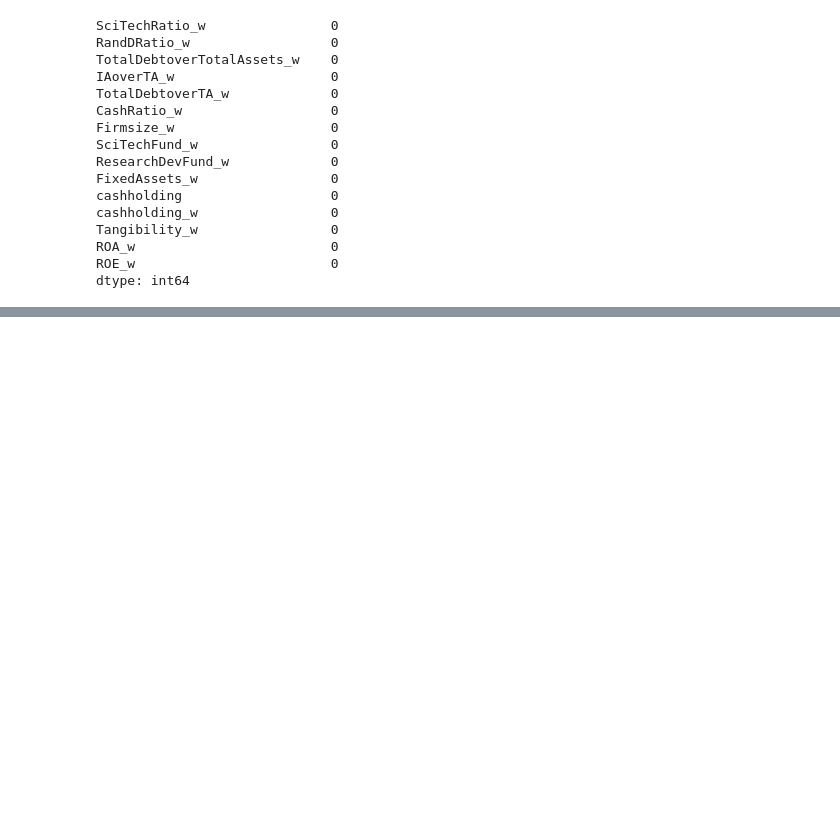
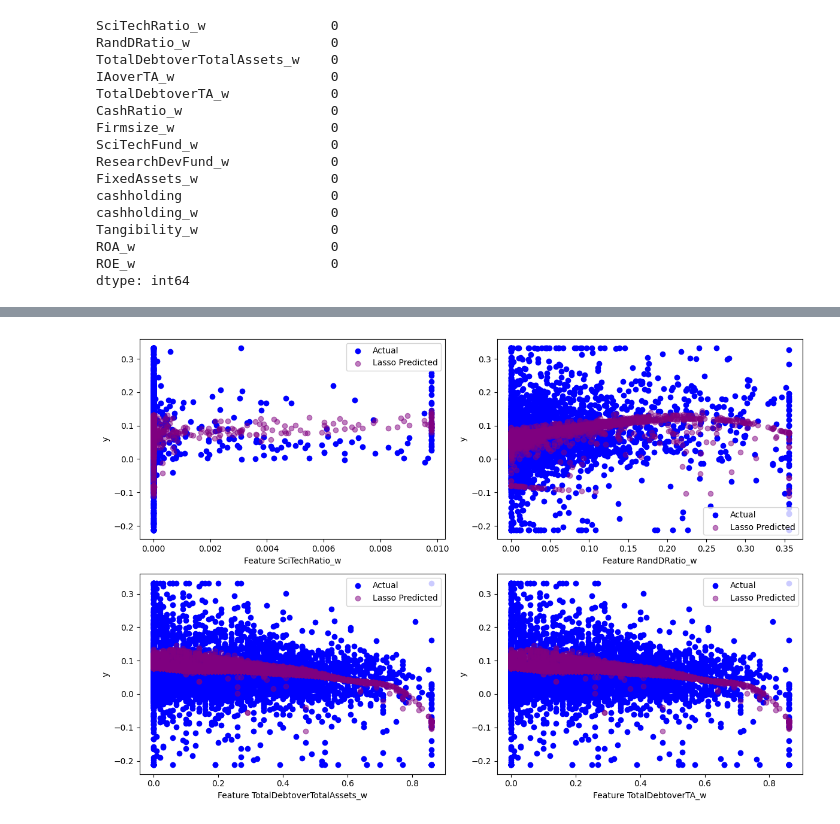
Before and after one commit to dinhtanloc/UII-paper, a Jupyter notebook: prj/1.EDA/EDA6.ipynb, the cells around one changed output, grey strips where cells are left out. Saved outputs shown, nothing was run; the diff lists cells and outputs as text; code cells hidden in the pictures; blank space fills up the shorter version.

```diff
--- a/prj/1.EDA/EDA6.ipynb
+++ b/prj/1.EDA/EDA6.ipynb
@@ -584,0 +436,15 @@ print(results.summary())
+# %%
+fig, axs = plt.subplots(2, 2, figsize=(12, 8))
+
+for i in range(4):
+    row, col = divmod(i, 2)
+    axs[row, col].scatter(X_test[:, i], y_test, color='blue', label='Actual')
+    axs[row, col].scatter(X_test[:, i], y_pred_svr, color='purple', label='Lasso Predicted', alpha=0.5)
+    axs[row, col].set_xlabel(f'Feature {X.columns[i]}')
+    axs[row, col].set_ylabel('y')
+    axs[row, col].legend()
+
+plt.tight_layout()
+plt.show()
+# %% [output]
+[figure, added]
```
Also changed, not shown: parts of 27 cells of this notebook, 2 other files.
